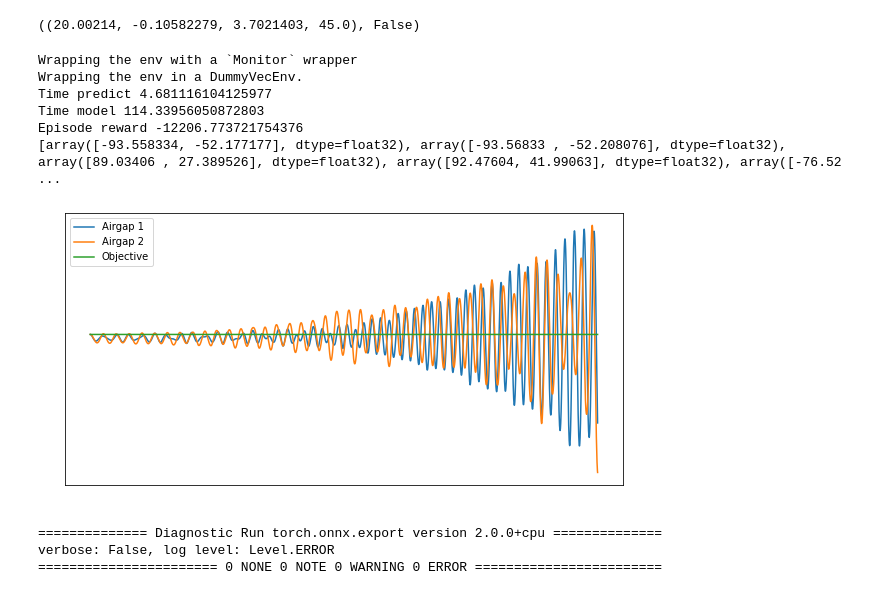
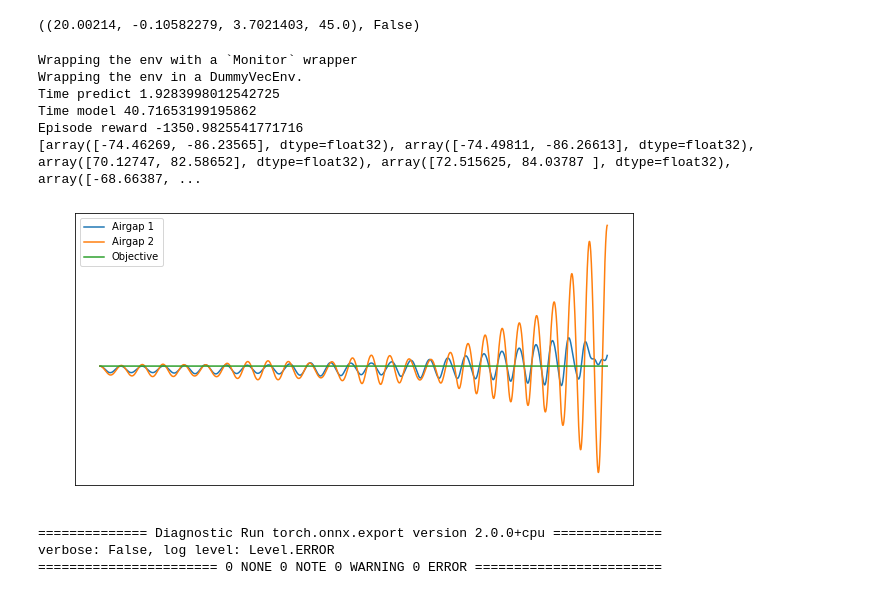
Before and after one commit to HugoAlbertBonet/rl_levitation_control, a Jupyter notebook: SAC_2GDL.ipynb, the cells around one changed output. Drawn from its saved outputs; the diff is of its cells as text; code cells hidden in the pictures.

```diff
--- a/SAC_2GDL.ipynb
+++ b/SAC_2GDL.ipynb
@@ -472,10 +490,10 @@ import numpy as np
 import torch as th
 import time
 
-MODEL_PATH = f"models/2gdl8x8.1 copy/model.zip"
+MODEL_PATH = f"models/2gdl8x8.2/model.zip"
 
 # Create and wrap the environment
-env = BobinaEnv(duration = 10)
+env = BobinaEnv(duration = 4)
 
 # Load the trained agent
 model = SAC.load(MODEL_PATH, env=env, learning_rate = 0.00001)
@@ -494,38 +512,38 @@ for i in range(1):
     timemodel = 0
     error1, error2, current1, current2 = obs
     while not done:
         #noise = random.uniform(-1, 1)
         #obs = obs + noise
         observations.append(obs)
         #noises.append(noise)
         t1 = time.time()
         action, _states = model.predict(np.array([error1, error2, current1, current2]), deterministic=True)
         t2 = time.time()
         #print(action)
         #if env.airgap > 10.1: action = max(action, [-50])
         #print(action)
         t3 = time.time()
         state, reward, terminated, truncated, info = env.step(np.array(action))
         t4 = time.time()
         error1, error2, current1, current2 = state
         done = truncated or terminated
         episode_reward += reward
         timepredict += t2 - t1
         timemodel += t4 - t3
         noises.append(action)
     print("Time predict", timepredict)
     print("Time model", timemodel)
     print("Episode reward", episode_reward)
     print(noises)
     env.render("yes")
 # %% [output]
 Wrapping the env with a `Monitor` wrapper
 Wrapping the env in a DummyVecEnv.
-Time predict 4.681116104125977
-Time model 114.33956050872803
-Episode reward -12206.773721754376
-[array([-93.558334, -52.177177], dtype=float32), array([-93.56833 , -52.208076], dtype=float32), array([89.03406 , 27.389526], dtype=float32), array([92.47604, 41.99063], dtype=float32), array([-76.52 ...
+Time predict 1.9283998012542725
+Time model 40.71653199195862
+Episode reward -1350.9825541771716
+[array([-74.46269, -86.23565], dtype=float32), array([-74.49811, -86.26613], dtype=float32), array([70.12747, 82.58652], dtype=float32), array([72.515625, 84.03787 ], dtype=float32), array([-68.66387, ...
-[figure, old version]
+[figure, new version]
 # %%
 import torch as th
 
```
Also changed, not shown: parts of 3 cells of this notebook, 28 other files.
